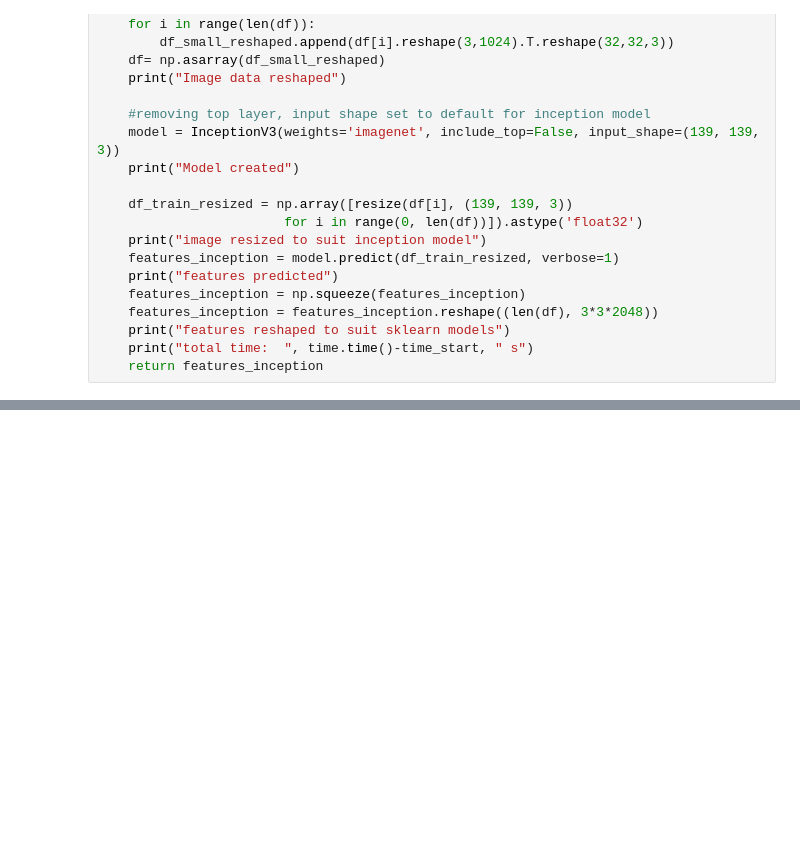
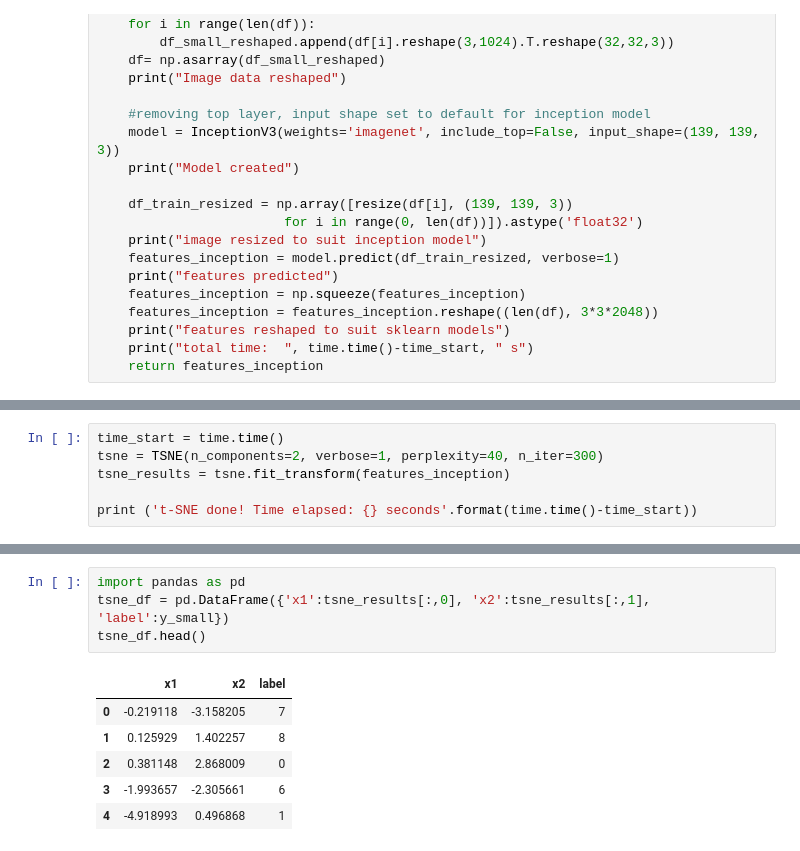
Before and after one commit to kmatusz/cifar10, a Jupyter notebook: cifar-analysis.ipynb, the cells around one changed output, grey strips where cells are left out. Cells and saved outputs as stored; diff of their text form; blank space fills up the shorter version.

```diff
--- a/cifar-analysis.ipynb
+++ b/cifar-analysis.ipynb
@@ -111,0 +455,6 @@ def preprocess_inception (df): #function for generating CNN from image data
+# %%
+time_start = time.time()
+tsne = TSNE(n_components=2, verbose=1, perplexity=40, n_iter=300)
+tsne_results = tsne.fit_transform(features_inception)
+
+print ('t-SNE done! Time elapsed: {} seconds'.format(time.time()-time_start))
@@ -111,0 +484,11 @@ def preprocess_inception (df): #function for generating CNN from image data
+# %%
+import pandas as pd
+tsne_df = pd.DataFrame({'x1':tsne_results[:,0], 'x2':tsne_results[:,1], 'label':y_small})
+tsne_df.head()
+# %% [output]
+|  | x1 | x2 | label |
+| 0 | -0.219118 | -3.158205 | 7 |
+| 1 | 0.125929 | 1.402257 | 8 |
+| 2 | 0.381148 | 2.868009 | 0 |
+| 3 | -1.993657 | -2.305661 | 6 |
+| 4 | -4.918993 | 0.496868 | 1 |
```
Also changed, not shown: parts of 54 cells of this notebook.
